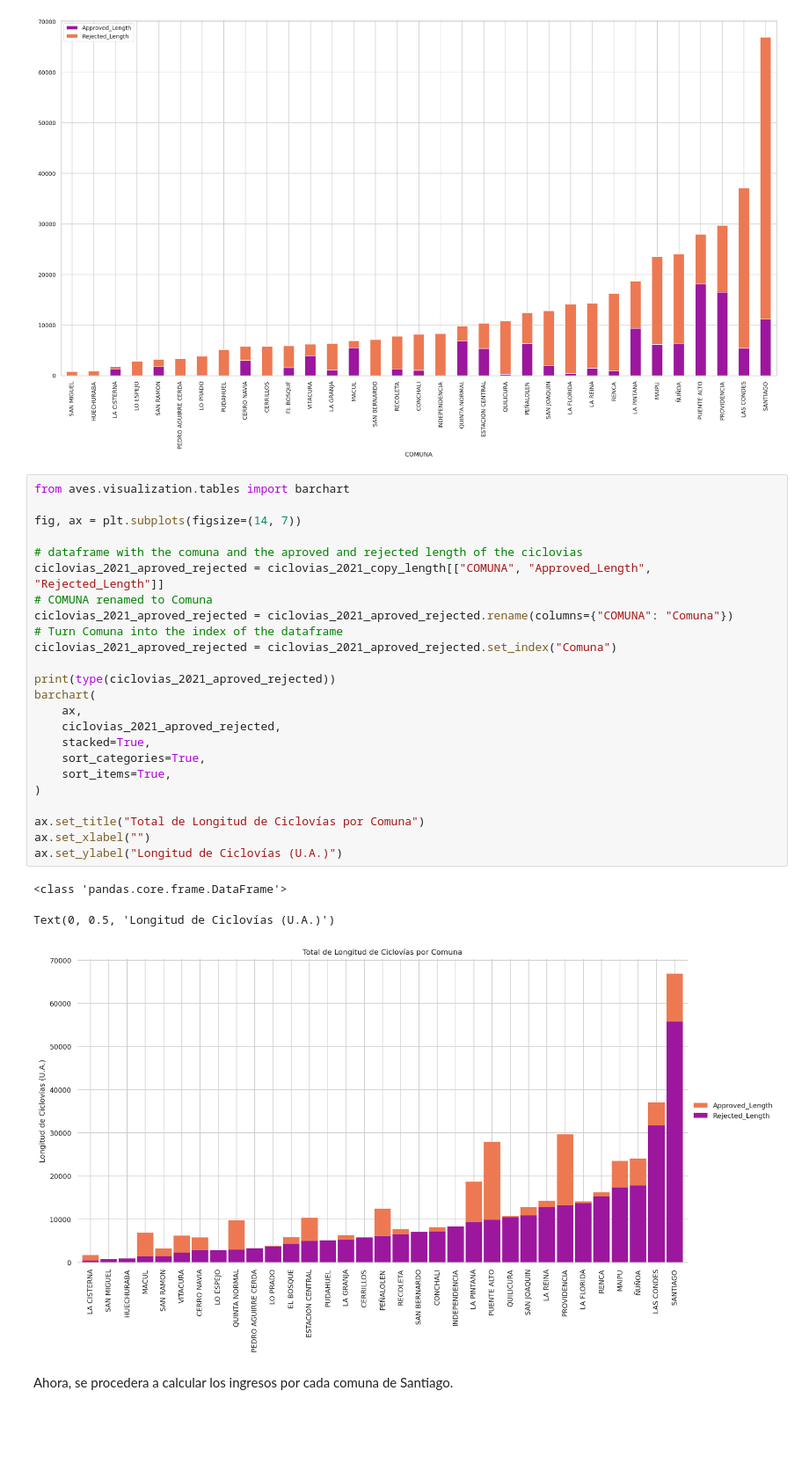
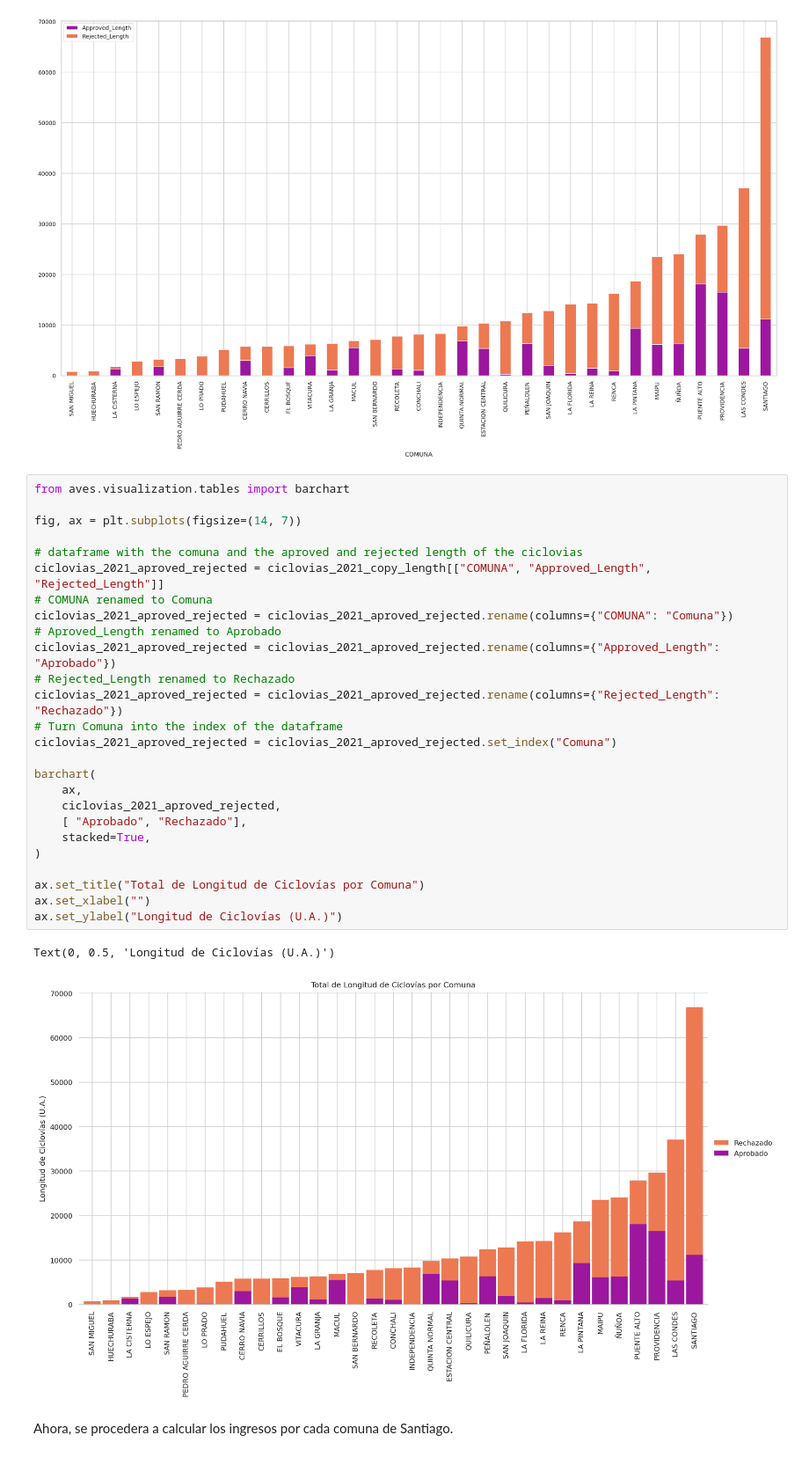
Before and after one commit to IgnacioTorr/aves, a Jupyter notebook: notebooks/vis-course/2024-otoño/Hito_copy.ipynb, the cells around one changed output. Shown at 88% size. Drawn from its saved outputs; the diff is of its cells as text; blank space fills up the shorter version.

Commit message:
feat: total aproved looks nice now

```diff
--- a/notebooks/vis-course/2024-otoño/Hito_copy.ipynb
+++ b/notebooks/vis-course/2024-otoño/Hito_copy.ipynb
@@ -295,31 +295,32 @@ ciclovias_2021_copy_length.plot.bar(x="COMUNA", y=["Approved_Length", "Rejected_
 # %%
 from aves.visualization.tables import barchart
 
 fig, ax = plt.subplots(figsize=(14, 7))
 
 # dataframe with the comuna and the aproved and rejected length of the ciclovias
 ciclovias_2021_aproved_rejected = ciclovias_2021_copy_length[["COMUNA", "Approved_Length", "Rejected_Length"]]
 # COMUNA renamed to Comuna
 ciclovias_2021_aproved_rejected = ciclovias_2021_aproved_rejected.rename(columns={"COMUNA": "Comuna"})
+# Aproved_Length renamed to Aprobado
+ciclovias_2021_aproved_rejected = ciclovias_2021_aproved_rejected.rename(columns={"Approved_Length": "Aprobado"})
+# Rejected_Length renamed to Rechazado
+ciclovias_2021_aproved_rejected = ciclovias_2021_aproved_rejected.rename(columns={"Rejected_Length": "Rechazado"})
 # Turn Comuna into the index of the dataframe
 ciclovias_2021_aproved_rejected = ciclovias_2021_aproved_rejected.set_index("Comuna")
 
-print(type(ciclovias_2021_aproved_rejected))
 barchart(
     ax,
     ciclovias_2021_aproved_rejected,
+    [ "Aprobado", "Rechazado"],
     stacked=True,
-    sort_categories=True,
-    sort_items=True,
 )
 
 ax.set_title("Total de Longitud de Ciclovías por Comuna")
 ax.set_xlabel("")
 ax.set_ylabel("Longitud de Ciclovías (U.A.)")
 # %% [output]
-<class 'pandas.core.frame.DataFrame'>
+Text(0, 0.5, 'Longitud de Ciclovías (U.A.)')
-Text(0, 0.5, 'Longitud de Ciclovías (U.A.)')
-[figure, old version]
+[figure, new version]
 # %% [markdown]
 Ahora, se procedera a calcular los ingresos por cada comuna de Santiago.
 # %%
```
